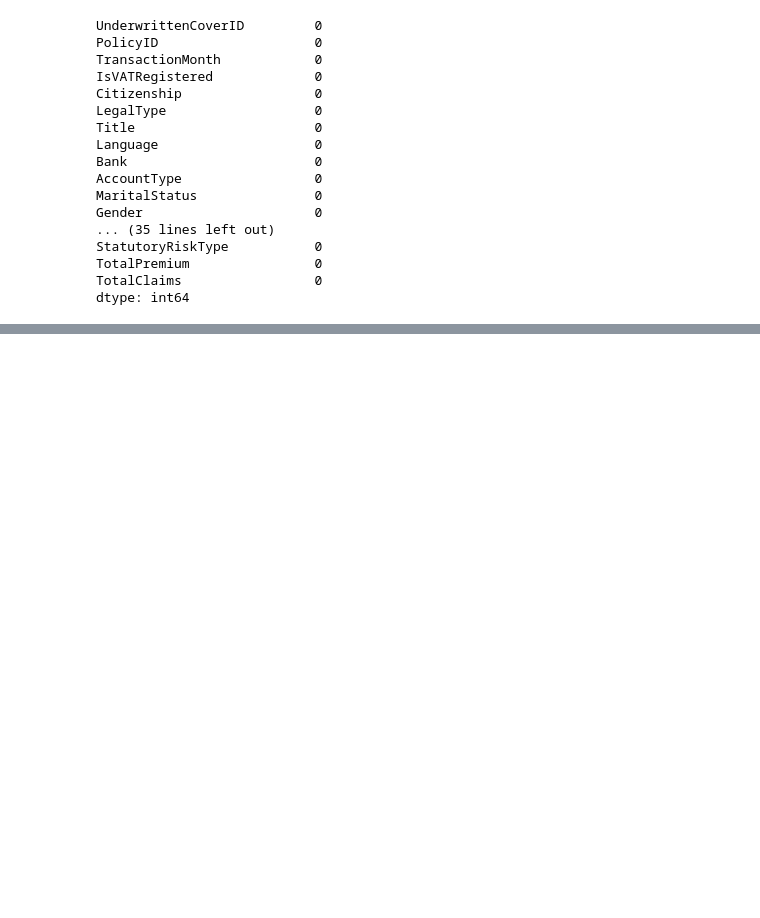
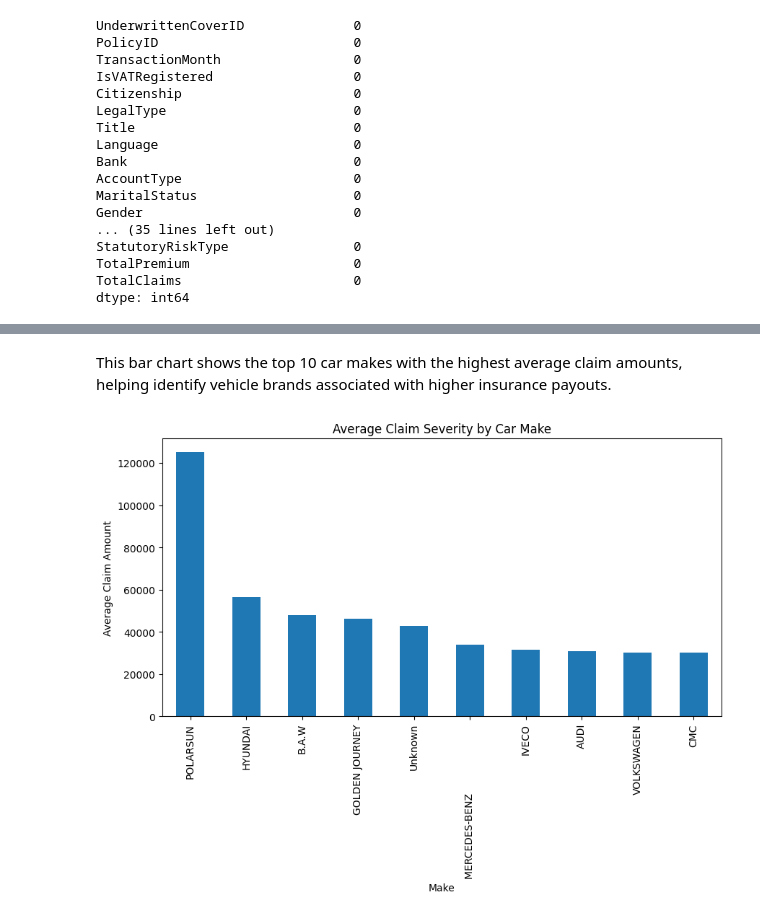
Before and after one commit to milki93/Insurance-Risk-Analytics-EDA, a Jupyter notebook: notebooks/EDA.ipynb, the cells around one changed output, grey strips where cells are left out. Cells and saved outputs as stored; diff of their text form; code cells hidden in the pictures; blank space fills up the shorter version.

```diff
--- a/notebooks/EDA.ipynb
+++ b/notebooks/EDA.ipynb
@@ -272,0 +295,12 @@ dtype: int64
+# %% [markdown]
+This bar chart shows the top 10 car makes with the highest average claim amounts, helping identify vehicle brands associated with higher insurance payouts.
+# %%
+df_claims = df[df['TotalClaims'] > 0]
+top_makes = df_claims.groupby('make')['TotalClaims'].mean().sort_values(ascending=False).head(10)
+
+top_makes.plot(kind='bar', figsize=(10, 5), title='Average Claim Severity by Car Make')
+plt.ylabel('Average Claim Amount')
+plt.xlabel('Make')
+plt.show()
+# %% [output]
+[figure, added]
```
Also changed, not shown: parts of 24 cells of this notebook.
